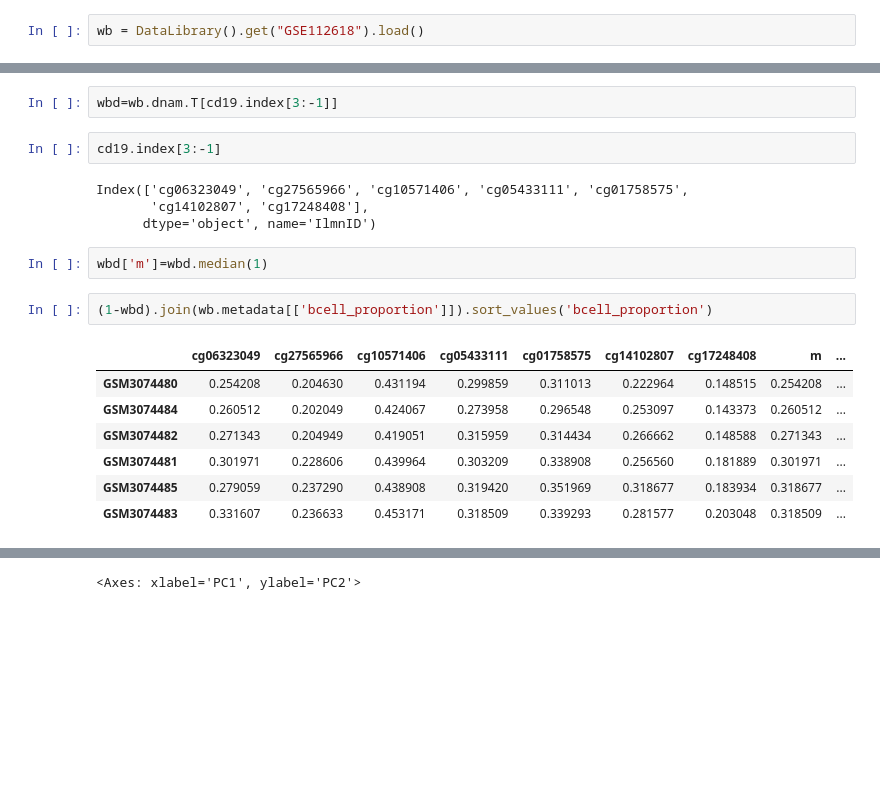
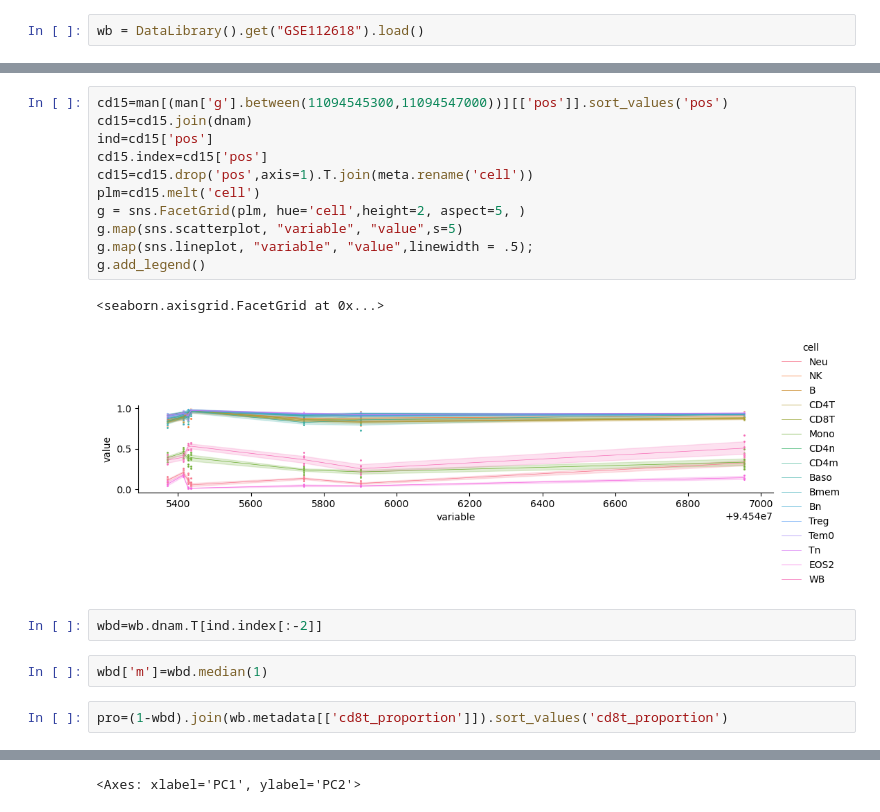
Before and after one commit to moqri/cell_comp, a Jupyter notebook: markers.ipynb, the cells around one changed output, grey strips where cells are left out. Drawn from its saved outputs; the diff is of its cells as text; blank space fills up the shorter version.

```diff
--- a/markers.ipynb
+++ b/markers.ipynb
@@ -65,20 +108,20 @@ dd=df-wb.dnam.median()
+# %%
+cd15=man[(man['g'].between(11094545300,11094547000))][['pos']].sort_values('pos')
+cd15=cd15.join(dnam)
+ind=cd15['pos']
+cd15.index=cd15['pos']
+cd15=cd15.drop('pos',axis=1).T.join(meta.rename('cell'))
+plm=cd15.melt('cell')
+g = sns.FacetGrid(plm, hue='cell',height=2, aspect=5, )
+g.map(sns.scatterplot, "variable", "value",s=5)
+g.map(sns.lineplot, "variable", "value",linewidth = .5);
+g.add_legend()
+# %% [output]
+<seaborn.axisgrid.FacetGrid at 0x...>
+[figure, added]
 # %%
-wbd=wb.dnam.T[cd19.index[3:-1]]
+wbd=wb.dnam.T[ind.index[:-2]]
-# %%
-cd19.index[3:-1]
-# %% [output]
-Index(['cg06323049', 'cg27565966', 'cg10571406', 'cg05433111', 'cg01758575',
-       'cg14102807', 'cg17248408'],
-      dtype='object', name='IlmnID')
 # %%
 wbd['m']=wbd.median(1)
 # %%
-(1-wbd).join(wb.metadata[['bcell_proportion']]).sort_values('bcell_proportion')
+pro=(1-wbd).join(wb.metadata[['cd8t_proportion']]).sort_values('cd8t_proportion')
-# %% [output]
-|  | cg06323049 | cg27565966 | cg10571406 | cg05433111 | cg01758575 | cg14102807 | cg17248408 | m | ... |
-| GSM3074480 | 0.254208 | 0.204630 | 0.431194 | 0.299859 | 0.311013 | 0.222964 | 0.148515 | 0.254208 | ... |
-| GSM3074484 | 0.260512 | 0.202049 | 0.424067 | 0.273958 | 0.296548 | 0.253097 | 0.143373 | 0.260512 | ... |
-| GSM3074482 | 0.271343 | 0.204949 | 0.419051 | 0.315959 | 0.314434 | 0.266662 | 0.148588 | 0.271343 | ... |
-| GSM3074481 | 0.301971 | 0.228606 | 0.439964 | 0.303209 | 0.338908 | 0.256560 | 0.181889 | 0.301971 | ... |
-| GSM3074485 | 0.279059 | 0.237290 | 0.438908 | 0.319420 | 0.351969 | 0.318677 | 0.183934 | 0.318677 | ... |
-| GSM3074483 | 0.331607 | 0.236633 | 0.453171 | 0.318509 | 0.339293 | 0.281577 | 0.203048 | 0.318509 | ... |
```
Also changed, not shown: parts of 17 cells of this notebook.
